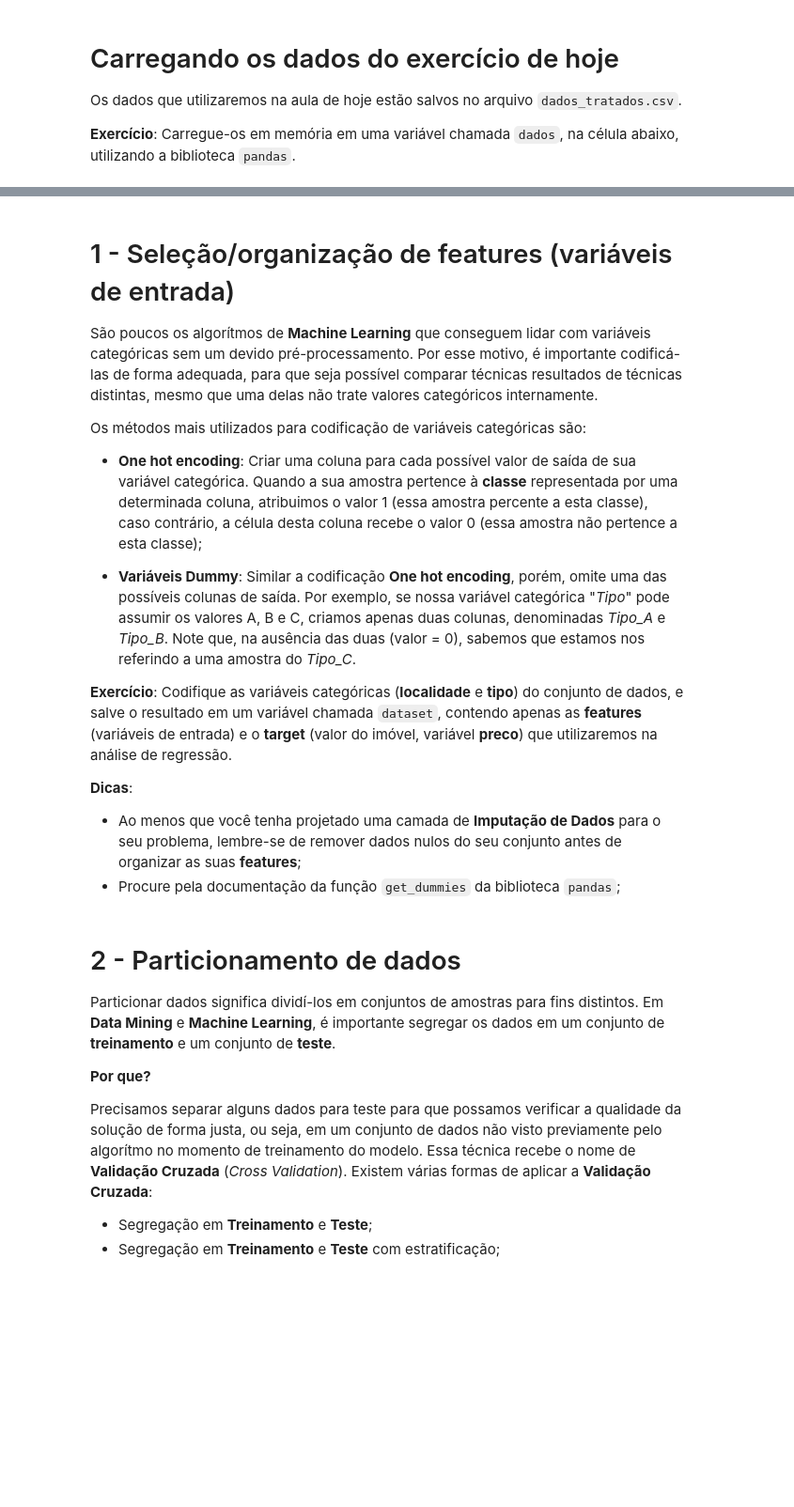
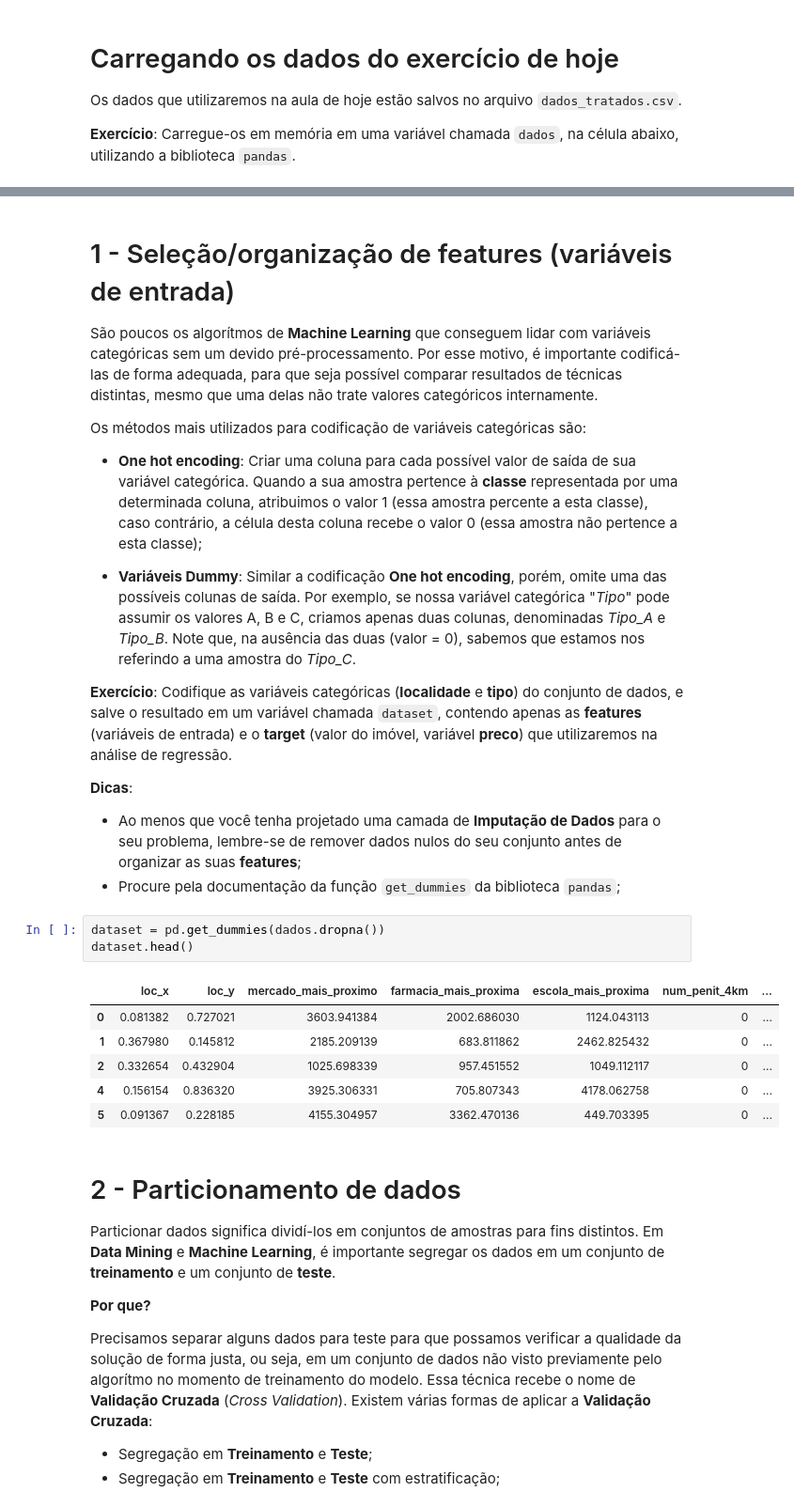
Before and after one commit to pkcgritti/timeseries, a Jupyter notebook: 06_regressao/aula6.ipynb, the cells around one changed output, grey strips where cells are left out. Shown: that part at 94% size. Drawn from its saved outputs; the diff is of its cells as text; blank space fills up the shorter version.

```diff
--- a/06_regressao/aula6.ipynb
+++ b/06_regressao/aula6.ipynb
@@ -32,7 +40,7 @@ dados.head()
 1 - Seleção/organização de features (variáveis de entrada)
 ===============================================
 
-São poucos os algorítmos de **Machine Learning** que conseguem lidar com variáveis categóricas sem um devido pré-processamento. Por esse motivo, é importante codificá-las de forma adequada, para que seja possível comparar técnicas resultados de técnicas distintas, mesmo que uma delas não trate valores categóricos internamente.
+São poucos os algorítmos de **Machine Learning** que conseguem lidar com variáveis categóricas sem um devido pré-processamento. Por esse motivo, é importante codificá-las de forma adequada, para que seja possível comparar resultados de técnicas distintas, mesmo que uma delas não trate valores categóricos internamente.
 
 Os métodos mais utilizados para codificação de variáveis categóricas são:
  - **One hot encoding**: Criar uma coluna para cada possível valor de saída de sua variável categórica. Quando a sua amostra pertence à **classe** representada por uma determinada coluna, atribuimos o valor 1 (essa amostra percente a esta classe), caso contrário, a célula desta coluna recebe o valor 0 (essa amostra não pertence a esta classe);
@@ -46,6 +54,16 @@ resultado em um variável chamada ``dataset``, contendo apenas as **features** (
 **Dicas**:
  - Ao menos que você tenha projetado uma camada de **Imputação de Dados** para o seu problema, lembre-se de remover dados nulos do seu conjunto antes de organizar as suas **features**;
  - Procure pela documentação da função ``get_dummies`` da biblioteca ``pandas``;
+# %%
+dataset = pd.get_dummies(dados.dropna())
+dataset.head()
+# %% [output]
+|  | loc_x | loc_y | mercado_mais_proximo | farmacia_mais_proxima | escola_mais_proxima | num_penit_4km | ... |
+| 0 | 0.081382 | 0.727021 | 3603.941384 | 2002.686030 | 1124.043113 | 0 | ... |
+| 1 | 0.367980 | 0.145812 | 2185.209139 | 683.811862 | 2462.825432 | 0 | ... |
+| 2 | 0.332654 | 0.432904 | 1025.698339 | 957.451552 | 1049.112117 | 0 | ... |
+| 4 | 0.156154 | 0.836320 | 3925.306331 | 705.807343 | 4178.062758 | 0 | ... |
+| 5 | 0.091367 | 0.228185 | 4155.304957 | 3362.470136 | 449.703395 | 0 | ... |
 # %% [markdown]
 2 - Particionamento de dados
 ========================
```
Also changed, not shown: parts of 3 cells of this notebook.
